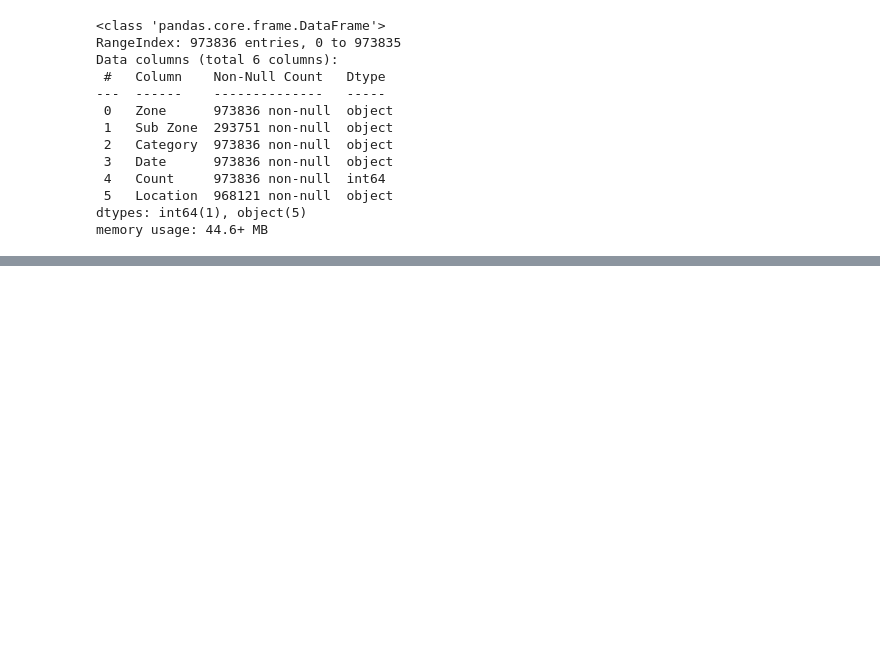
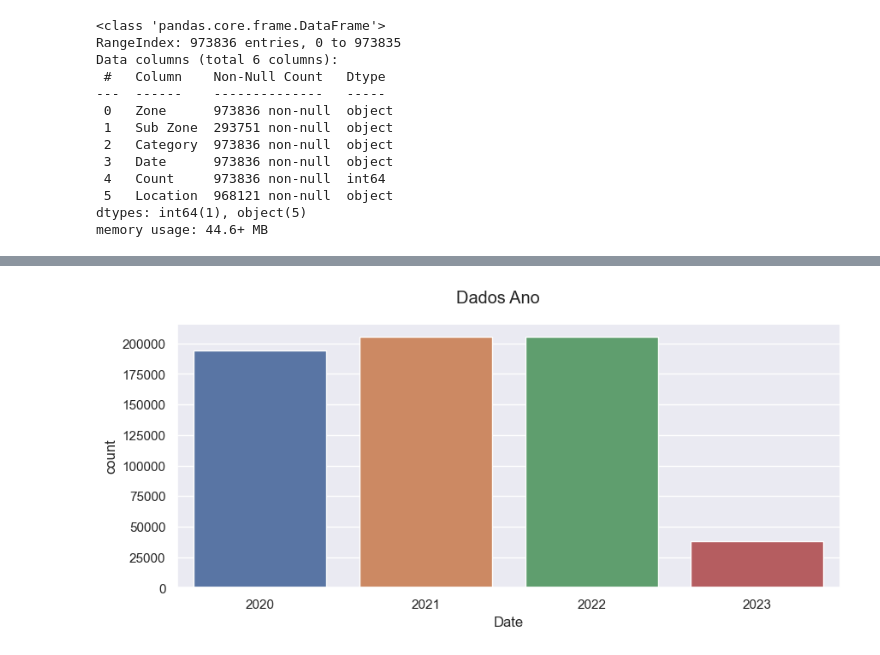
Before and after one commit to jaquelinesfernandes/covid_19_pandemic_worldwide, a Jupyter notebook: projeto/analises_covid_19.ipynb, the cells around one changed output, grey strips where cells are left out. Cells and saved outputs as stored; diff of their text form; code cells hidden in the pictures; blank space fills up the shorter version.

```diff
--- a/projeto/analises_covid_19.ipynb
+++ b/projeto/analises_covid_19.ipynb
@@ -56,0 +176,2 @@ memory usage: 44.6+ MB
+# %%
+df2['Date'] = pd.to_datetime(df['Date'], dayfirst= True)
@@ -56,0 +186,2 @@ memory usage: 44.6+ MB
+# %%
+df2['Date'] = df2['Date'].dt.year
@@ -56,0 +243,7 @@ memory usage: 44.6+ MB
+# %%
+# Plot por Ano
+fig, axes = plt.subplots(1, 1, figsize = (10, 4))
+fig.suptitle('Dados Ano')
+sns.countplot(data = df2, x = 'Date');
+# %% [output]
+[figure, added]
```
Also changed, not shown: parts of 51 cells of this notebook.
